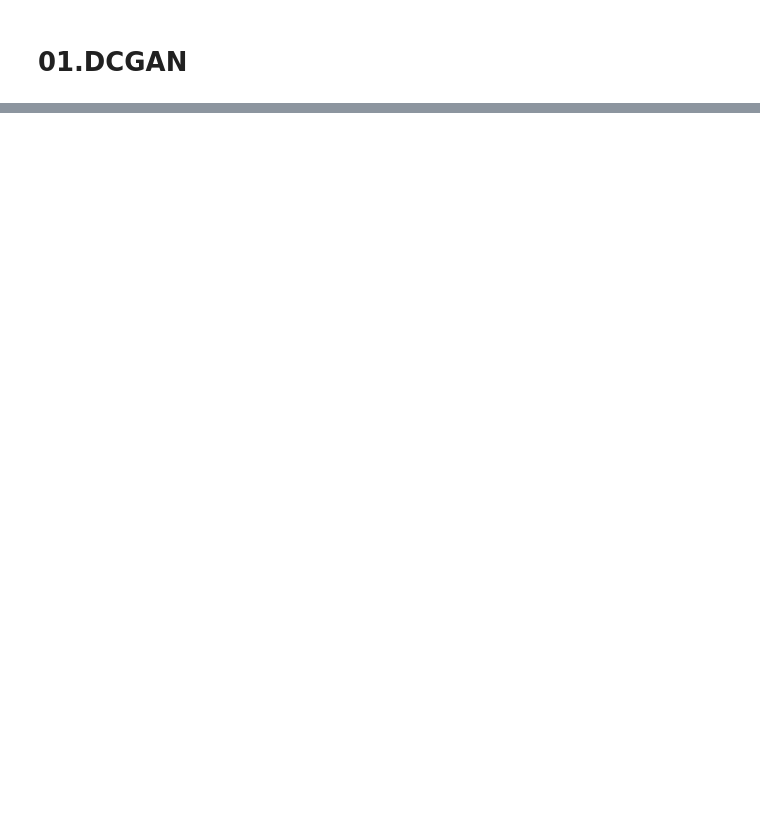
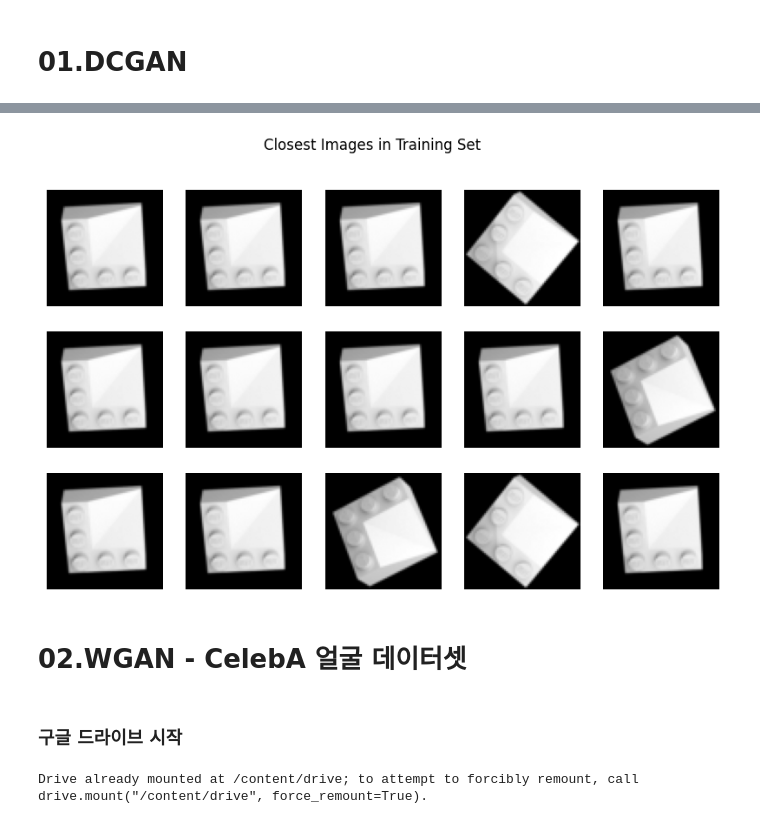
Before and after one commit to va4756/bigdata_raejung, a Jupyter notebook: quebin_data_02.ipynb, the cells around one changed output, grey strips where cells are left out. Cells and saved outputs as stored; diff of their text form; code cells hidden in the pictures; blank space fills up the shorter version.

Commit message:
Colab을 통해 생성됨

```diff
--- a/quebin_data_02.ipynb
+++ b/quebin_data_02.ipynb
@@ -345,0 +453,51 @@ for epoch in range(EPOCHS):
+# %%
+# 10. 가장 유사한 훈련 이미지 찾기
+all_data = []
+
+for imgs in train_loader:
+    all_data.append(imgs)
+
+all_data = torch.cat(all_data, dim=0)
+
+def compare_images(img1, img2):
+    return torch.mean(torch.abs(img1 - img2)).item()
+
+r, c= 3, 5
+
+fig, axs = plt.subplots(r, c, figsize=(10, 6))
+
+cnt = 0
+for i in range(r):
+    for j in range(c):
+        gen_img = generated_images[cnt].cpu()
+
+        best_diff = 999999
+        best_img = None
+
+        for k in range(len(all_data)):
+            diff = compare_images(gen_img, all_data[k])
+
+            if diff < best_diff:
+                best_diff = diff
+                best_img = all_data[k]
+
+        best_img = (best_img + 1) / 2
+
+        axs[i, j].imshow(best_img.squeeze(), cmap='gray')
+        axs[i, j].axis("off")
+
+        cnt += 1
+
+plt.suptitle("Closest Images in Training Set")
+plt.show()
+# %% [output]
+[figure, added]
+# %% [markdown]
+# 02.WGAN - CelebA 얼굴 데이터셋
+# %% [markdown]
+### 구글 드라이브 시작
+# %%
+from google.colab import drive
+drive.mount('/content/drive')
+# %% [output]
+Drive already mounted at /content/drive; to attempt to forcibly remount, call drive.mount("/content/drive", force_remount=True).
```
Also changed, not shown: parts of 21 cells of this notebook.
